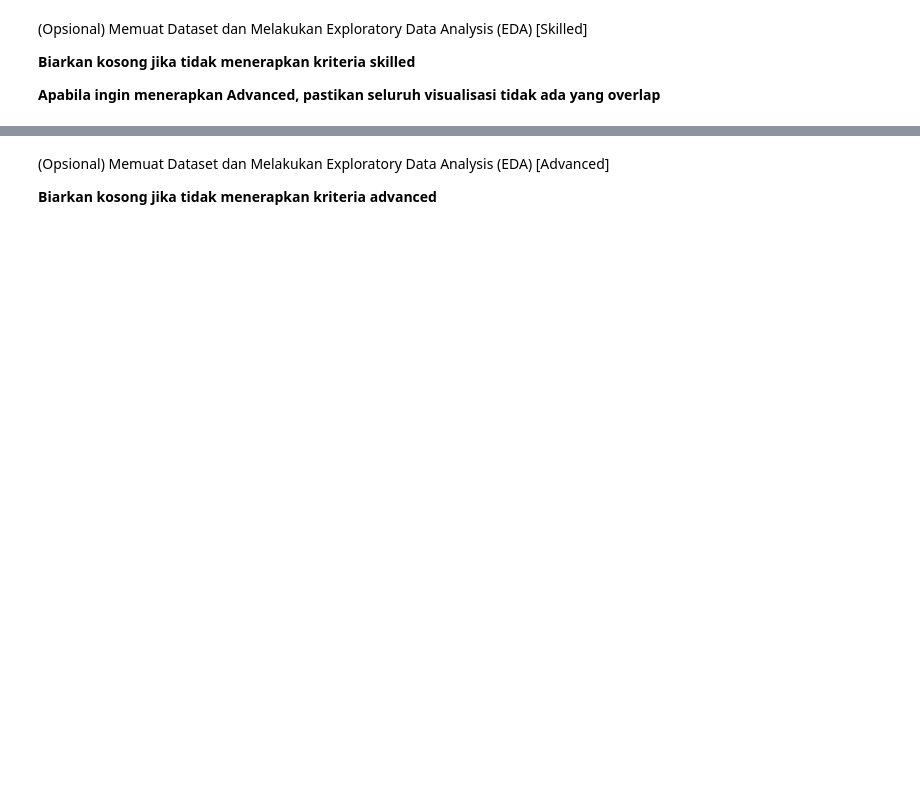
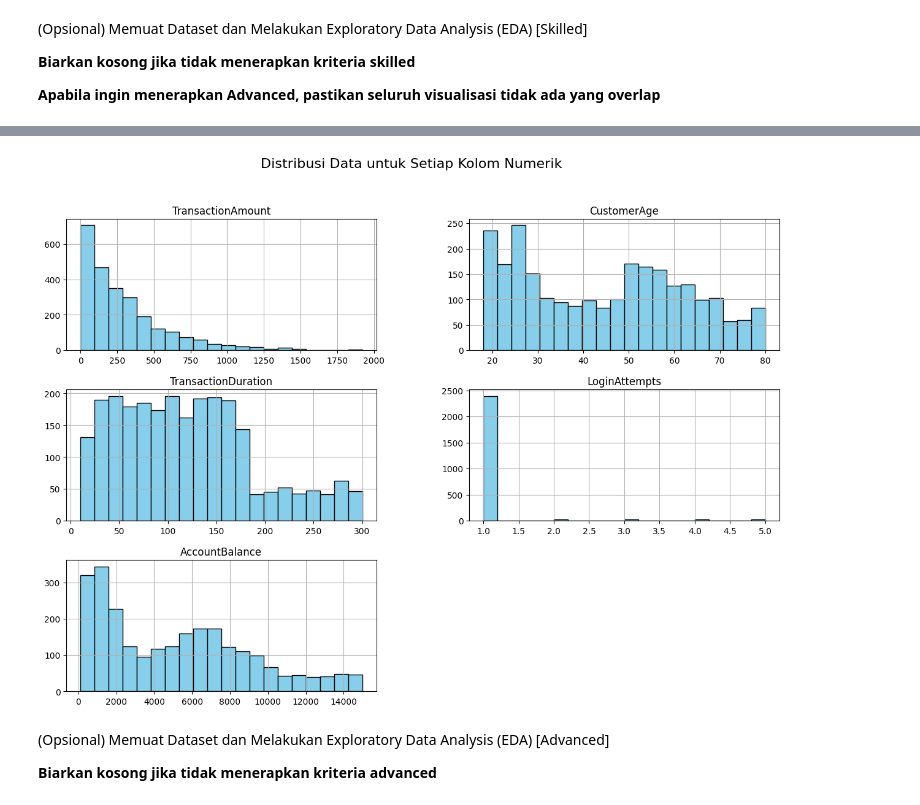
Before and after one commit to AndhikaKusumaW/Asah, a Jupyter notebook: [Clustering]_Submission_Akhir_BMLP_Andhika_Kusuma_Wardana.ipynb, the cells around one changed output, grey strips where cells are left out. Drawn from its saved outputs; the diff is of its cells as text; code cells hidden in the pictures; blank space fills up the shorter version.

```diff
--- a/[Clustering]_Submission_Akhir_BMLP_Andhika_Kusuma_Wardana.ipynb
+++ b/[Clustering]_Submission_Akhir_BMLP_Andhika_Kusuma_Wardana.ipynb
@@ -85,5 +140,10 @@ Kriteria 1 akan diterima ketika Anda menggunakan fungsi yang diminta tanpa menam
 # %%
 # Menampilkan histogram untuk semua kolom numerik (Opsional Skilled 1)
+df.hist(bins=20, figsize=(15, 10), color='skyblue', edgecolor='black')
+plt.suptitle('Distribusi Data untuk Setiap Kolom Numerik', fontsize=16)
+plt.show()
+# %% [output]
+[figure, added]
 # %% [markdown]
 (Opsional) Memuat Dataset dan Melakukan Exploratory Data Analysis (EDA) [Advanced]
 
```
Also changed, not shown: parts of 15 cells of this notebook.
